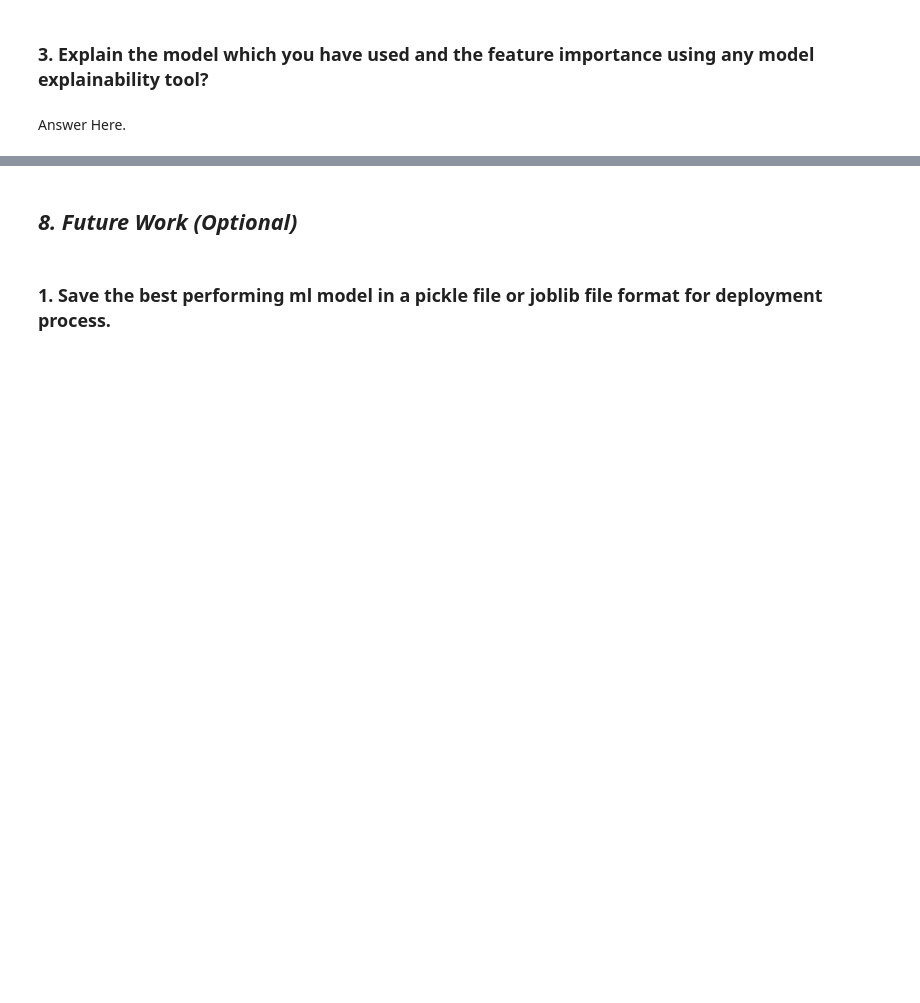
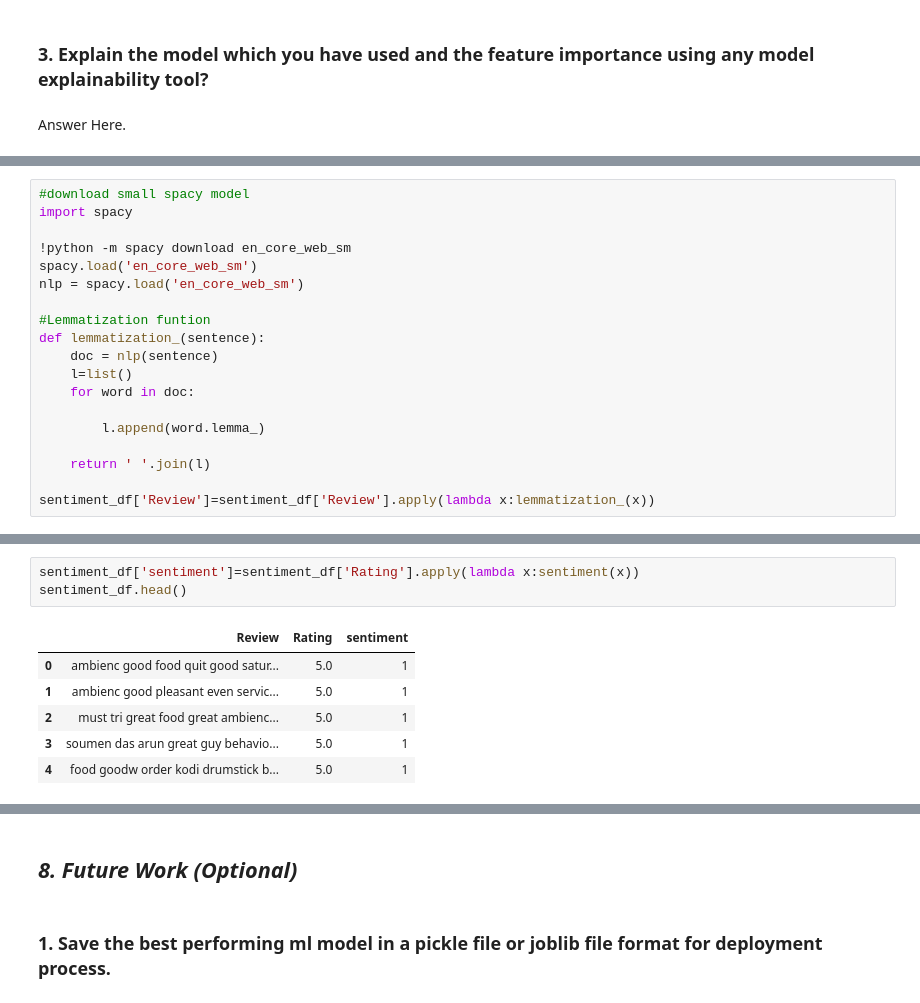
Before and after one commit to saumyadash9/Zomato-Restaurant-Clustering-And-Sentiment-Analysis, a Jupyter notebook: Saumya_Dash_Zomato_Restaurant_Clustering_And_Sentiment_Analysis.ipynb, the cells around one changed output, grey strips where cells are left out. Drawn from its saved outputs; the diff is of its cells as text; blank space fills up the shorter version.

```diff
--- a/Saumya_Dash_Zomato_Restaurant_Clustering_And_Sentiment_Analysis.ipynb
+++ b/Saumya_Dash_Zomato_Restaurant_Clustering_And_Sentiment_Analysis.ipynb
@@ -1906,0 +2090,19 @@ Answer Here.
+# %%
+#download small spacy model
+import spacy
+
+!python -m spacy download en_core_web_sm
+spacy.load('en_core_web_sm')
+nlp = spacy.load('en_core_web_sm')
+
+#Lemmatization funtion
+def lemmatization_(sentence):
+    doc = nlp(sentence)
+    l=list()
+    for word in doc:
+
+        l.append(word.lemma_)
+
+    return ' '.join(l)
+
+sentiment_df['Review']=sentiment_df['Review'].apply(lambda x:lemmatization_(x))
@@ -1906,0 +2154,10 @@ Answer Here.
+# %%
+sentiment_df['sentiment']=sentiment_df['Rating'].apply(lambda x:sentiment(x))
+sentiment_df.head()
+# %% [output]
+|  | Review | Rating | sentiment |
+| 0 | ambienc good food quit good satur... | 5.0 | 1 |
+| 1 | ambienc good pleasant even servic... | 5.0 | 1 |
+| 2 | must tri great food great ambienc... | 5.0 | 1 |
+| 3 | soumen das arun great guy behavio... | 5.0 | 1 |
+| 4 | food goodw order kodi drumstick b... | 5.0 | 1 |
```
Also changed, not shown: parts of 59 cells of this notebook.
